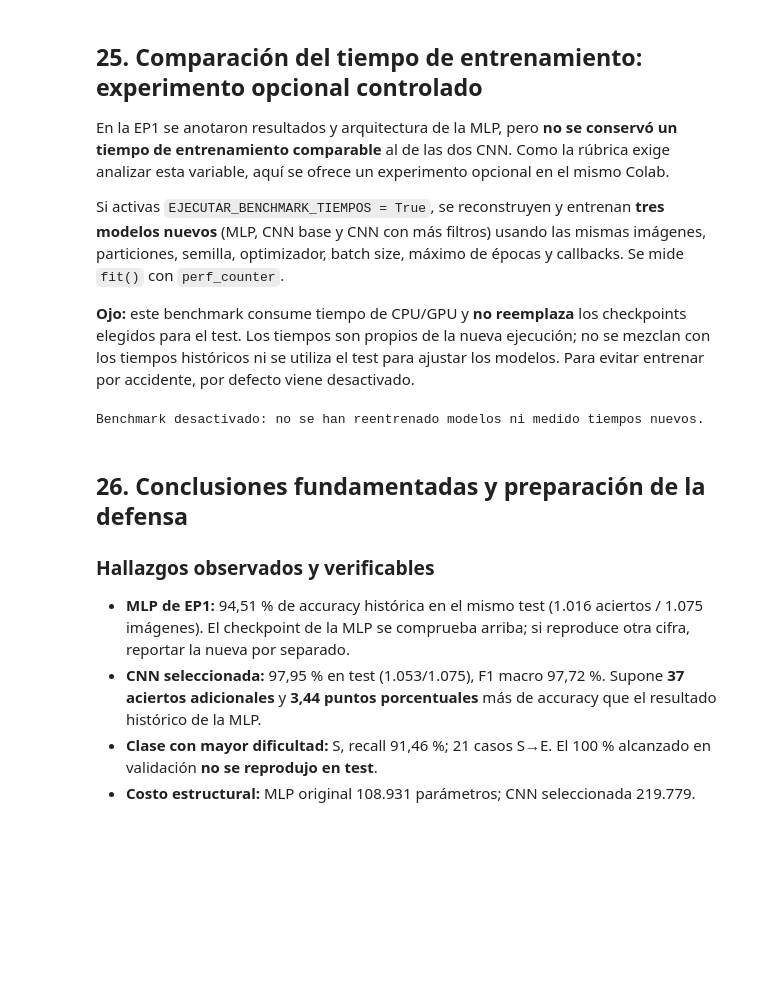
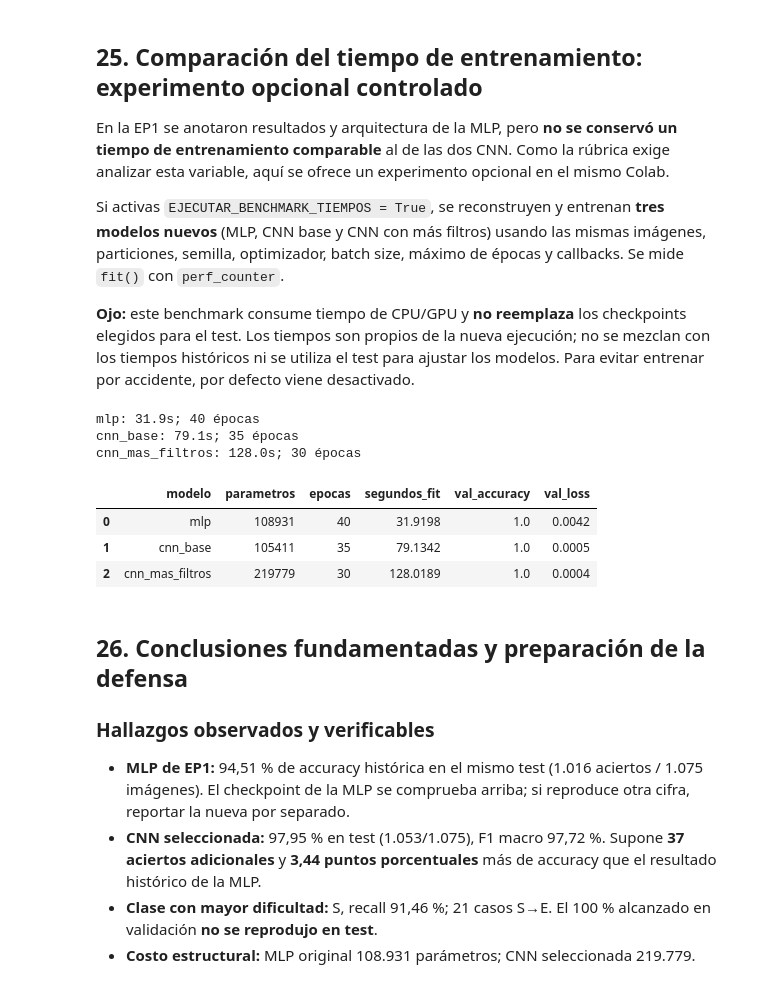
Before and after one commit to BenjaDaDuoc/asl-cnn-aes, a Jupyter notebook: notebooks/proyecto_cnn_aes.ipynb, the cells around one changed output. Drawn from its saved outputs; the diff is of its cells as text; code cells hidden in the pictures; blank space fills up the shorter version.

Commit message:
feat: agregar benchmark de tiempos MLP vs CNN

```diff
--- a/notebooks/proyecto_cnn_aes.ipynb
+++ b/notebooks/proyecto_cnn_aes.ipynb
@@ -1546,7 +1546,7 @@ Si activas `EJECUTAR_BENCHMARK_TIEMPOS = True`, se reconstruyen y entrenan **tre
 # %%
 # Opcional para la rúbrica: cambiar a True solo si quieres reentrenar tres
 # modelos desde cero y registrar tiempos comparables en el mismo entorno.
-EJECUTAR_BENCHMARK_TIEMPOS = False
+EJECUTAR_BENCHMARK_TIEMPOS = True
 
 if EJECUTAR_BENCHMARK_TIEMPOS:
     from time import perf_counter
@@ -1625,34 +1625,40 @@ if EJECUTAR_BENCHMARK_TIEMPOS:
         inicio_bench = perf_counter()
         historia_bench = modelo_bench.fit(
             x_tr, y_train_cat_bench,
             validation_data=(x_va, y_val_cat_bench),
             batch_size=64, epochs=40, shuffle=True,
             callbacks=callbacks_bench, verbose=0,
         )
         segundos_bench = perf_counter() - inicio_bench
         loss_val_bench, accuracy_val_bench = modelo_bench.evaluate(
             x_va, y_val_cat_bench, verbose=0
         )
         tabla_benchmark.append({
             "modelo": nombre, "parametros": modelo_bench.count_params(),
             "epocas": len(historia_bench.history["loss"]),
             "segundos_fit": segundos_bench,
             "val_accuracy": accuracy_val_bench,
             "val_loss": loss_val_bench,
         })
         print(
             f"{nombre}: {segundos_bench:.1f}s; "
             f"{len(historia_bench.history['loss'])} épocas"
         )
     df_tiempos_bench = pd.DataFrame(tabla_benchmark)
     display(df_tiempos_bench.round(4))
     df_tiempos_bench.to_csv(
         DIR_REPORTES_E4 / "benchmark_tiempos_mlp_cnn.csv", index=False
     )
 else:
     print("Benchmark desactivado: no se han reentrenado modelos ni medido tiempos nuevos.")
 # %% [output]
-Benchmark desactivado: no se han reentrenado modelos ni medido tiempos nuevos.
+mlp: 31.9s; 40 épocas
+cnn_base: 79.1s; 35 épocas
+cnn_mas_filtros: 128.0s; 30 épocas
+|  | modelo | parametros | epocas | segundos_fit | val_accuracy | val_loss |
+| 0 | mlp | 108931 | 40 | 31.9198 | 1.0 | 0.0042 |
+| 1 | cnn_base | 105411 | 35 | 79.1342 | 1.0 | 0.0005 |
+| 2 | cnn_mas_filtros | 219779 | 30 | 128.0189 | 1.0 | 0.0004 |
 # %% [markdown]
 ## 26. Conclusiones fundamentadas y preparación de la defensa
 
```
